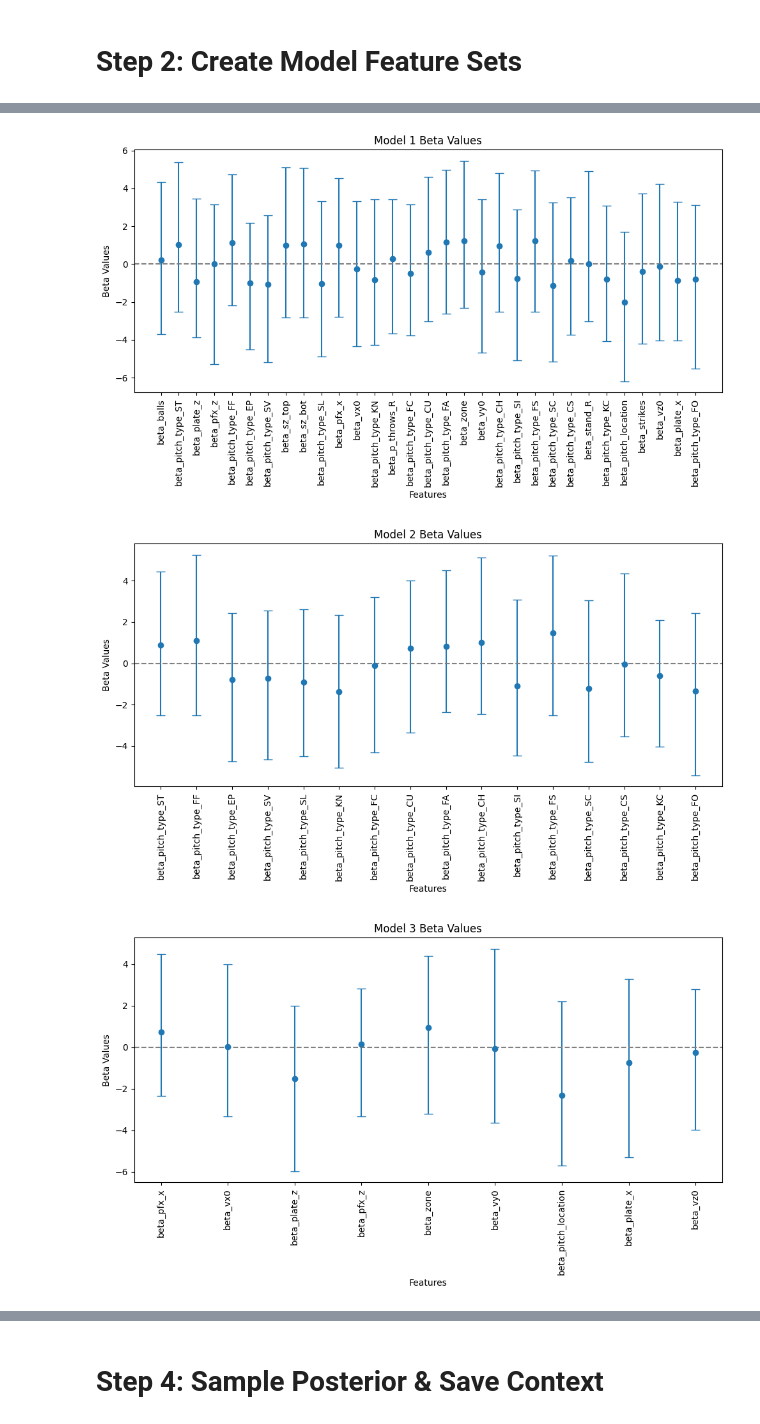
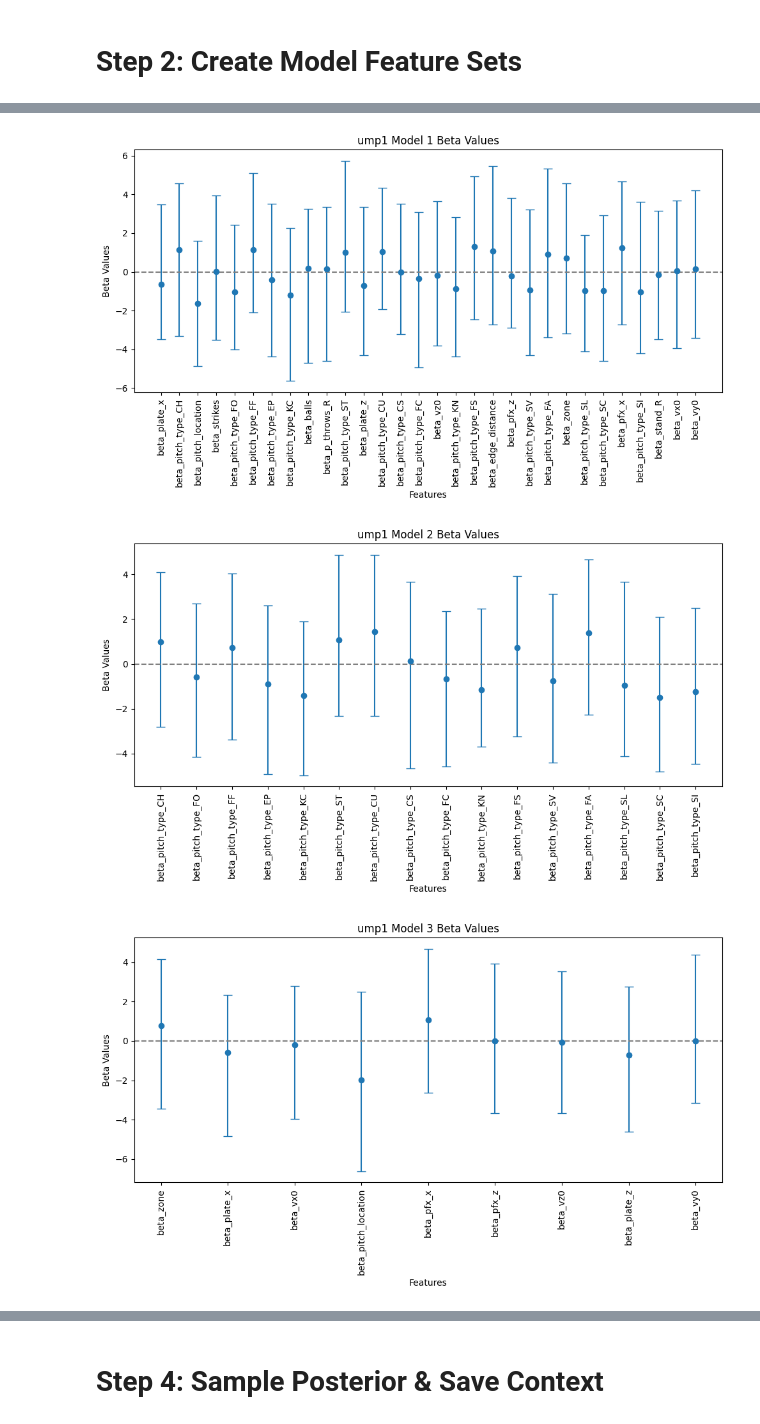
Before and after one commit to madelineshah4/ISEN427_Final, a Jupyter notebook: 02_BLR_Models.ipynb, the cells around one changed output, grey strips where cells are left out. Saved outputs shown, nothing was run; the diff lists cells and outputs as text; code cells hidden in the pictures.

```diff
--- a/02_BLR_Models.ipynb
+++ b/02_BLR_Models.ipynb
@@ -38,8 +41,12 @@ umpire_datasets = {
     "ump3": ump3
 }
 # %%
-# add edge distance, how far pitch is from edges of strike zone
 for ump_name, data in umpire_datasets.items():
+    # Change bool encoding to ints
+    bool_cols = data.select_dtypes(include=['bool']).columns
+    data[bool_cols] = data[bool_cols].astype(int)
+
+    # add edge distance, how far pitch is from edges of strike zone
     data['edge_distance'] = np.sqrt(
         (np.abs(data['plate_x']) - 0.85)**2 +
         (np.abs(data['plate_z'] - (data['sz_top'] + data['sz_bot'])/2))**2
@@ -79,7 +116,6 @@ summaries_posterior = {}
 # %%
-for umpire_file in umpire_files:
+for ump_name, data in umpire_datasets.items():
     for model_name, features in feature_sets.items():
-        data = pd.read_csv(f"data/cleaned/{umpire_file}_cleaned.csv")
         coords = {'n_obs': range(len(data))}
 
         with pm.Model(coords=coords) as model:
@@ -93,7 +129,7 @@ for umpire_file in umpire_files:
                 betas[name] = pm.Normal(f'beta_{name}', mu=mu, sigma=2)
 
             # Compute logits using vectorized sum
-            logits = intercept + sum(betas[name] * data[name] for name in features)
+            logits = intercept + sum(betas[name] * data[name] for name in features if name in data.columns)
 
             # Logistic transformation
             p = pm.Deterministic('p', pm.math.sigmoid(logits))
@@ -108,10 +144,5 @@ for umpire_file in umpire_files:
             summary = az.summary(prior_pred, hdi_prob=0.95)
             beta_values = summary.loc[summary.index.str.startswith("beta_")]
 
-            models[model_name] = model
             summaries_priors[model_name] = beta_values
-
-            # Save prior definitions for later reference/rebuild
-            with open(f"data/rebuild/{umpire_file}_{model_name}_priors.json", "w") as f:
-                json.dump(features, f)
 # %% [output]
@@ -124,26 +169,26 @@ KeyboardInterrupt:
 not needed for calculations below. Just a sanity check of spread of priors, data actually in data set.
 # %%
-for ump in umpire_files.items():
-    log_path = f"data/rebuild/{ump}_model_prior_summaries.txt"
+for ump_name, data in umpire_datasets.items():
+    log_path = f"data/rebuild/{ump_name}_all_model_prior_summaries.txt"
     open(log_path, "w").close() # Clear previous logs
 
     with open(log_path, "a") as log_file:
-        for index, (name, model) in enumerate(models.items()):
-                print(f"\n\n\n---------- Printing {name} Summary ----------", file=log_file)
-                print(summaries_priors[name], file=log_file)
+        for index, (model_name, features) in enumerate(feature_sets.items()):
+            print(f"\n\n\n---------- Printing {model_name} Summary ----------", file=log_file)
+            print(summaries_priors[model_name], file=log_file)
 
-                plt.figure(figsize=(10, 6))
-                plt.errorbar(summaries_priors[name].index, summaries_priors[name]['mean'],
-                            yerr=[summaries_priors[name]['mean'] - summaries_priors[name]['hdi_2.5%'], summaries_priors[name]['hdi_97.5%'] - summaries_priors[name]['mean']],
-                            fmt='o', capsize=5)
-                plt.axhline(0, color='gray', linestyle='--')
-                plt.xlabel('Features')
-                plt.ylabel('Beta Values')
-                plt.title(f'{ump} Model {index + 1} Beta Values')
-                plt.xticks(rotation=90)
-                plt.tight_layout()
-                plt.show()
+            plt.figure(figsize=(10, 6))
+            plt.errorbar(summaries_priors[model_name].index, summaries_priors[model_name]['mean'],
+                        yerr=[summaries_priors[model_name]['mean'] - summaries_priors[model_name]['hdi_2.5%'], summaries_priors[model_name]['hdi_97.5%'] - summaries_priors[model_name]['mean']],
+                        fmt='o', capsize=5)
+            plt.axhline(0, color='gray', linestyle='--')
+            plt.xlabel('Features')
+            plt.ylabel('Beta Values')
+            plt.title(f'{ump_name} Model {index + 1} Beta Values')
+            plt.xticks(rotation=90)
+            plt.tight_layout()
+            plt.show()
 # %% [output]
-[figure, old version]
+[figure, new version]
-[figure, old version]
+[figure, new version]
-[figure, old version]
+[figure, new version]
```
Also changed, not shown: parts of 18 cells of this notebook, 33 other files.
